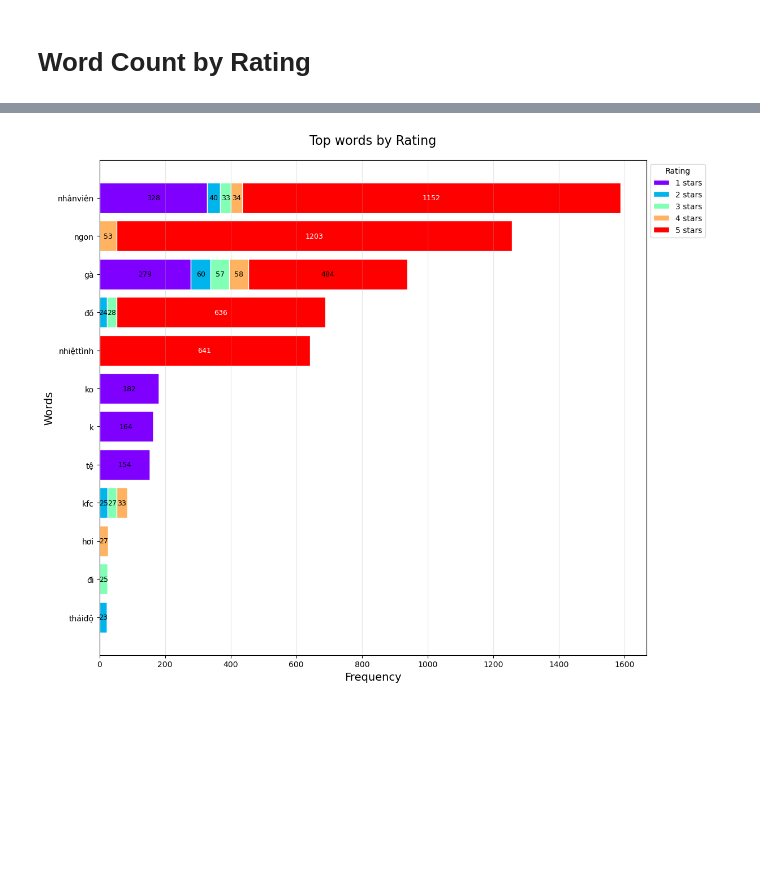
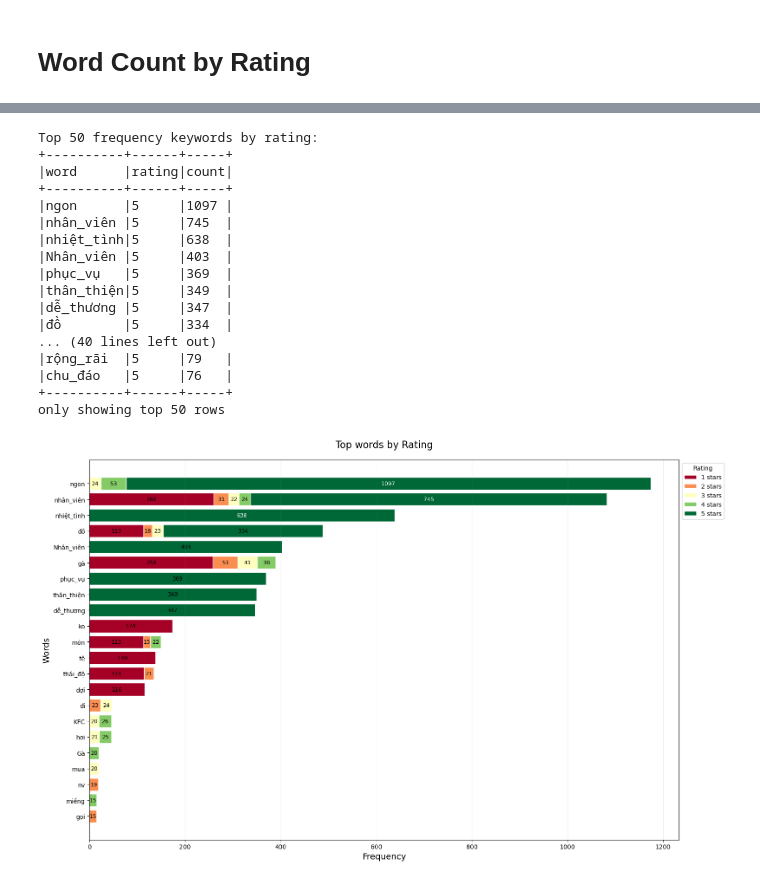
Before and after one commit to Ngoc-Cac/kfc-reviews-with-bigdata, a Jupyter notebook: sentiment_analysis/eda.ipynb, the cells around one changed output, grey strips where cells are left out. Drawn from its saved outputs; the diff is of its cells as text; code cells hidden in the pictures; blank space fills up the shorter version.

```diff
--- a/sentiment_analysis/eda.ipynb
+++ b/sentiment_analysis/eda.ipynb
@@ -149,5 +178,5 @@ def word_tokenize(row):
         ) for word in row['review'].split()
     ]
 
-tokenized_rdd = df.rdd.flatMap(word_tokenize)
+tokenized_rdd = df_parquet.rdd.flatMap(word_tokenize)
 # %%
@@ -298,16 +404,16 @@ only showing top 50 rows
 # %%
-# Convert to Pandas
-pd_word_counts = wc_sen.toPandas()
+from pyspark.sql import functions as F
 
 top_words = {}
 sentiments = ['positive', 'neutral', 'negative']
 
 for sentiment in sentiments:
     top_words[sentiment] = (
-        pd_word_counts[pd_word_counts['sentiment'] == sentiment]
-        .nlargest(8, 'count')[['word', 'count']]
-        .set_index('word')['count']
-        .to_dict()
+        sent_df.filter(F.col('sentiment') == sentiment)
+        .orderBy(F.col('count').desc())
+        .limit(8)
+        .select('word', 'count')
+        .rdd.collectAsMap()
     )
 
 all_words = list(set(
@@ -327,7 +433,7 @@ df_plot['Total'] = df_plot['Positive'] + df_plot['Neutral'] + df_plot['Negative'
 df_plot = df_plot.sort_values('Total', ascending=True)
 
 # Visualize stacked bar
-plt.figure(figsize=(12, 8))
+plt.figure(figsize=(18, 10))
 
 p1 = plt.barh(df_plot['Word'], df_plot['Positive'],
               color='skyblue', label='Positive', edgecolor='white')
@@ -402,14 +480,40 @@ only showing top 50 rows
+# %%
+rating_df = spark.createDataFrame(
+    [Row(word=k[0], rating=k[1], count=v)
+     for k, v in filtered_rating.items()]
+)
+
+print('Top 50 frequency keywords by rating:')
+rating_df.orderBy('count', ascending=False).show(50, truncate=False)
+# %% [output]
+Top 50 frequency keywords by rating:
++----------+------+-----+
+|word      |rating|count|
++----------+------+-----+
+|ngon      |5     |1097 |
+|nhân_viên |5     |745  |
+|nhiệt_tình|5     |638  |
+|Nhân_viên |5     |403  |
+|phục_vụ   |5     |369  |
+|thân_thiện|5     |349  |
+|dễ_thương |5     |347  |
+|đồ        |5     |334  |
+... (40 lines left out)
+|rộng_rãi  |5     |79   |
+|chu_đáo   |5     |76   |
++----------+------+-----+
+only showing top 50 rows
 # %%
-# Convert to Pandas
-pd_rating = wc_rating.toPandas()
+top_words = {}
+ratings = [1,2,3,4,5]
 
-# Top words
-top_words = {}
-for rating in [1, 2, 3, 4, 5]:
+for rating in ratings:
     top_words[rating] = (
-        pd_rating[pd_rating['rating'] == rating]
-        .nlargest(5, 'count')[['word', 'count']]
-        .set_index('word')['count']
+        rating_df.filter(F.col('rating') == rating)
+        .orderBy(F.col('count').desc())
+        .limit(8)
+        .select('word', 'count')
+        .rdd.collectAsMap()
     )
 
 all_words = list(set(
@@ -429,8 +533,8 @@ df_plot['total'] = df_plot[[f'rating_{r}' for r in [1,2,3,4,5]]].sum(axis=1)
 df_plot = df_plot.sort_values('total', ascending=True)
 
 # Visualize stacked chart
-plt.figure(figsize=(12, 10))
-colors = plt.cm.rainbow(np.linspace(0, 1, 5))
+plt.figure(figsize=(16, 10))
+colors = plt.cm.RdYlGn(np.linspace(0, 1, 5))
 
 left = None
 for idx, rating in enumerate([1, 2, 3, 4, 5]):
@@ -440,31 +544,31 @@ for idx, rating in enumerate([1, 2, 3, 4, 5]):
         color=colors[idx],
         label=f'{rating} stars',
         left=left,
         edgecolor='white'
     )
     left = df_plot[f'rating_{rating}'] if left is None else left + df_plot[f'rating_{rating}']
 
 for i, word in enumerate(df_plot['word']):
     width = 0
     for rating in [1, 2, 3, 4, 5]:
         value = df_plot[f'rating_{rating}'].iloc[i]
         if value > 0:
             plt.text(
                 width + value/2, i,
                 str(int(value)),
                 va='center', ha='center',
                 color='white' if value > max(df_plot[[f'rating_{r}' for r in [1,2,3,4,5]]].max())/2 else 'black',
                 fontsize=9
             )
             width += value
 
 plt.title('Top words by Rating', fontsize=16, pad=20)
 plt.ylabel('Words', fontsize=14)
 plt.xlabel('Frequency', fontsize=14)
 plt.legend(title='Rating', bbox_to_anchor=(1, 1), loc='upper left')
 plt.grid(axis='x', alpha=0.3)
 
 plt.tight_layout()
 plt.show()
 # %% [output]
-[figure, old version]
+[figure, new version]
```
Also changed, not shown: parts of 28 cells of this notebook.
